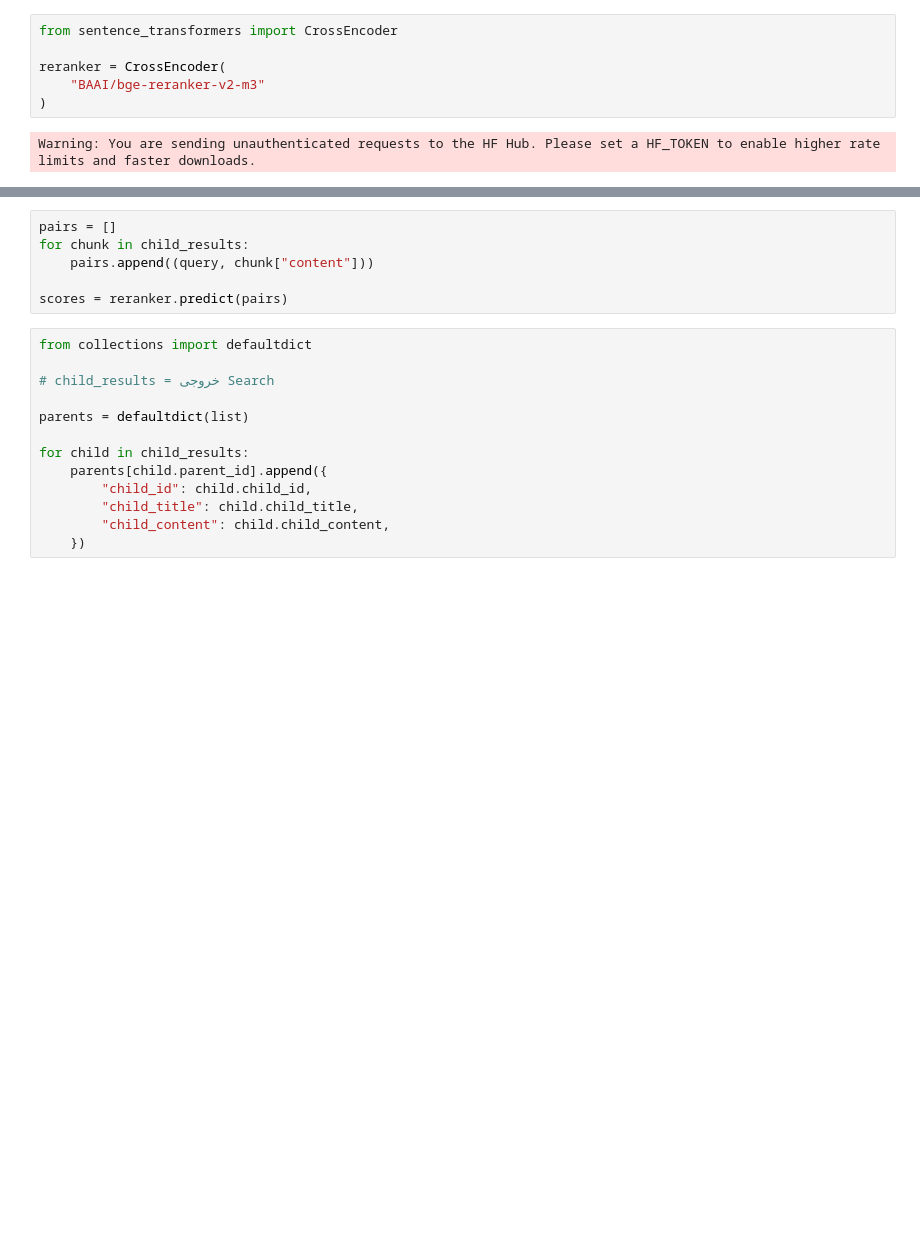
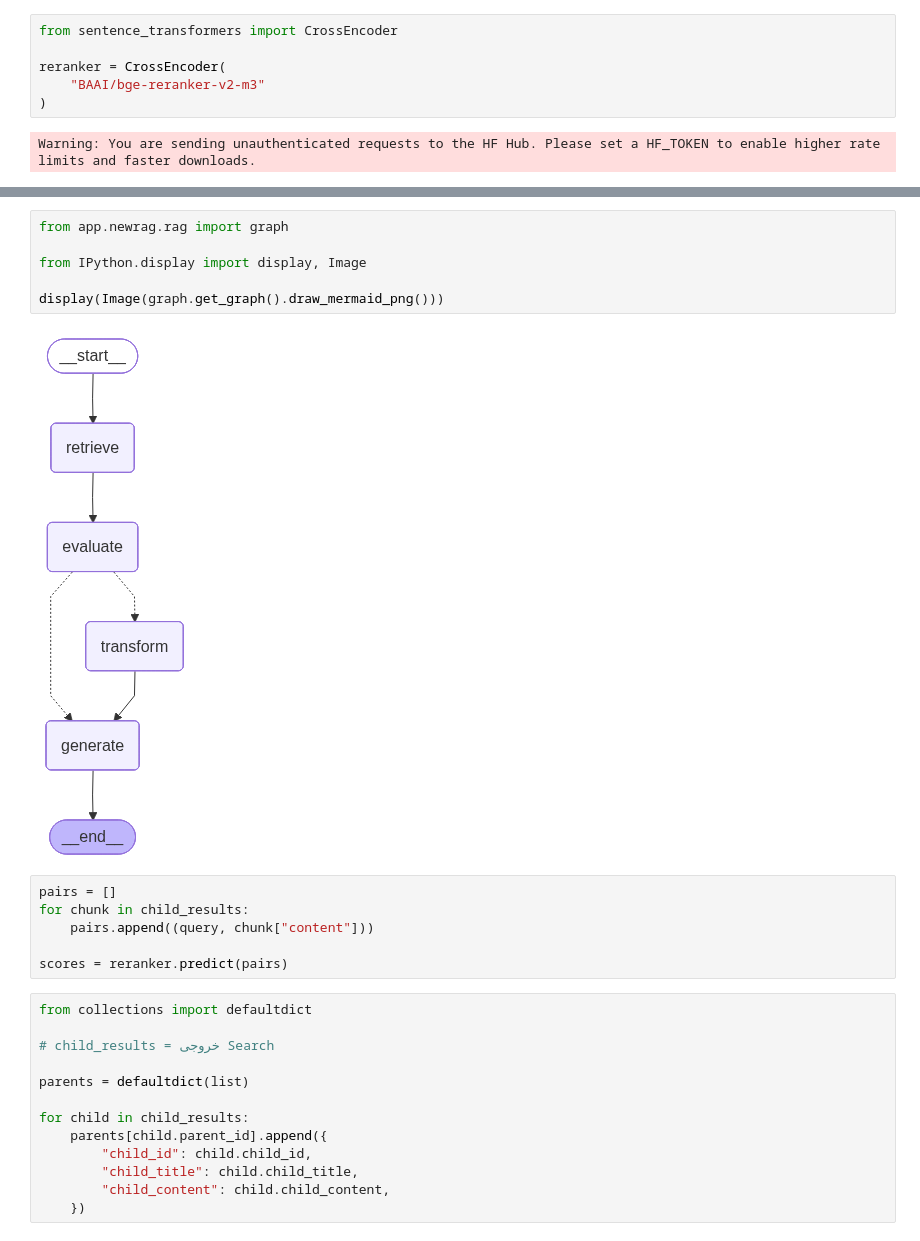
Before and after one commit to hamed-safaei/rag, a Jupyter notebook: test_reranker.ipynb, the cells around one changed output, grey strips where cells are left out. Saved outputs shown, nothing was run; the diff lists cells and outputs as text; blank space fills up the shorter version.

```diff
--- a/test_reranker.ipynb
+++ b/test_reranker.ipynb
@@ -205,3 +378,11 @@ a
+# %%
+from app.newrag.rag import graph
+
+from IPython.display import display, Image
+
+display(Image(graph.get_graph().draw_mermaid_png()))
+# %% [output]
+[figure, added]
 # %%
 pairs = []
 for chunk in child_results:
```
Also changed, not shown: parts of 27 cells of this notebook, 33 other files.
